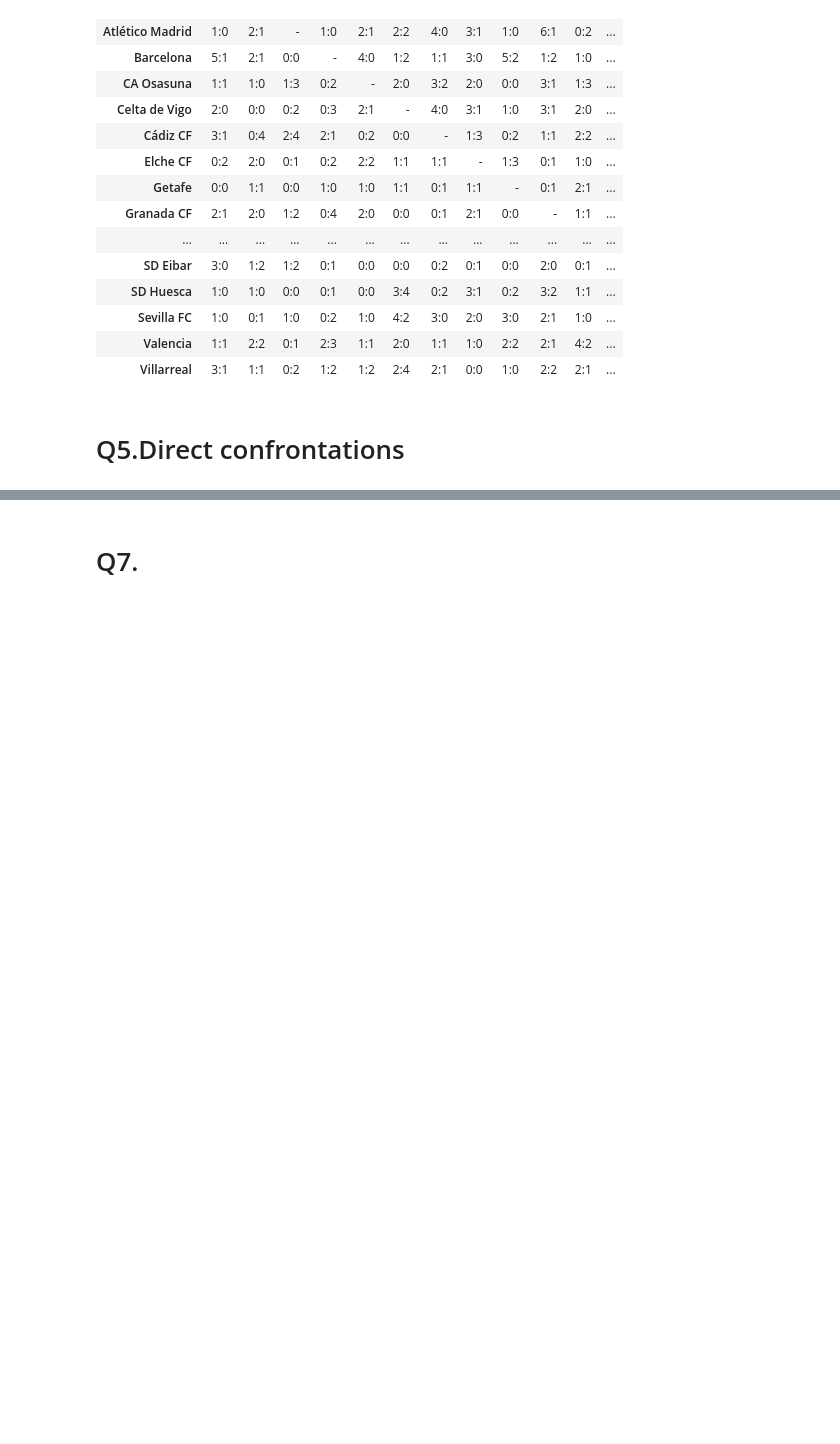
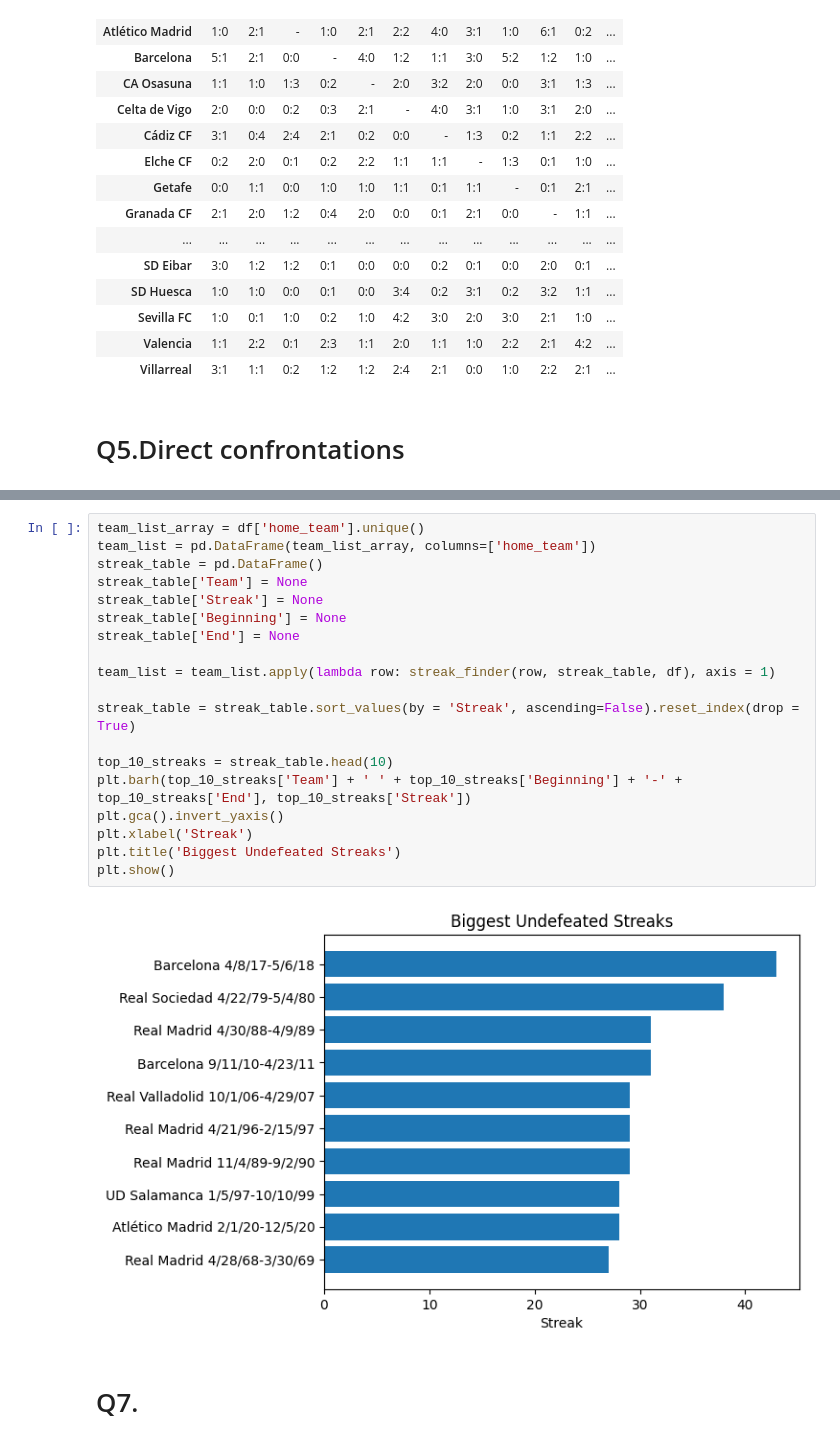
Before and after one commit to Raherol/la-quiniela, a Jupyter notebook: analysis/LaLigaDataAnalysis.ipynb, the cells around one changed output, grey strips where cells are left out. Drawn from its saved outputs; the diff is of its cells as text; blank space fills up the shorter version.

```diff
--- a/analysis/LaLigaDataAnalysis.ipynb
+++ b/analysis/LaLigaDataAnalysis.ipynb
@@ -452,3 +398,24 @@ NameError: name 'sorted_streaks' is not defined
+# %%
+team_list_array = df['home_team'].unique()
+team_list = pd.DataFrame(team_list_array, columns=['home_team'])
+streak_table = pd.DataFrame()
+streak_table['Team'] = None
+streak_table['Streak'] = None
+streak_table['Beginning'] = None
+streak_table['End'] = None
+
+team_list = team_list.apply(lambda row: streak_finder(row, streak_table, df), axis = 1)
+
+streak_table = streak_table.sort_values(by = 'Streak', ascending=False).reset_index(drop = True)
+
+top_10_streaks = streak_table.head(10)
+plt.barh(top_10_streaks['Team'] + ' ' + top_10_streaks['Beginning'] + '-' + top_10_streaks['End'], top_10_streaks['Streak'])
+plt.gca().invert_yaxis()
+plt.xlabel('Streak')
+plt.title('Biggest Undefeated Streaks')
+plt.show()
+# %% [output]
+[figure, added]
 # %% [markdown]
 # Q7.
 # %% [markdown]
```
Also changed, not shown: parts of 12 cells of this notebook.
